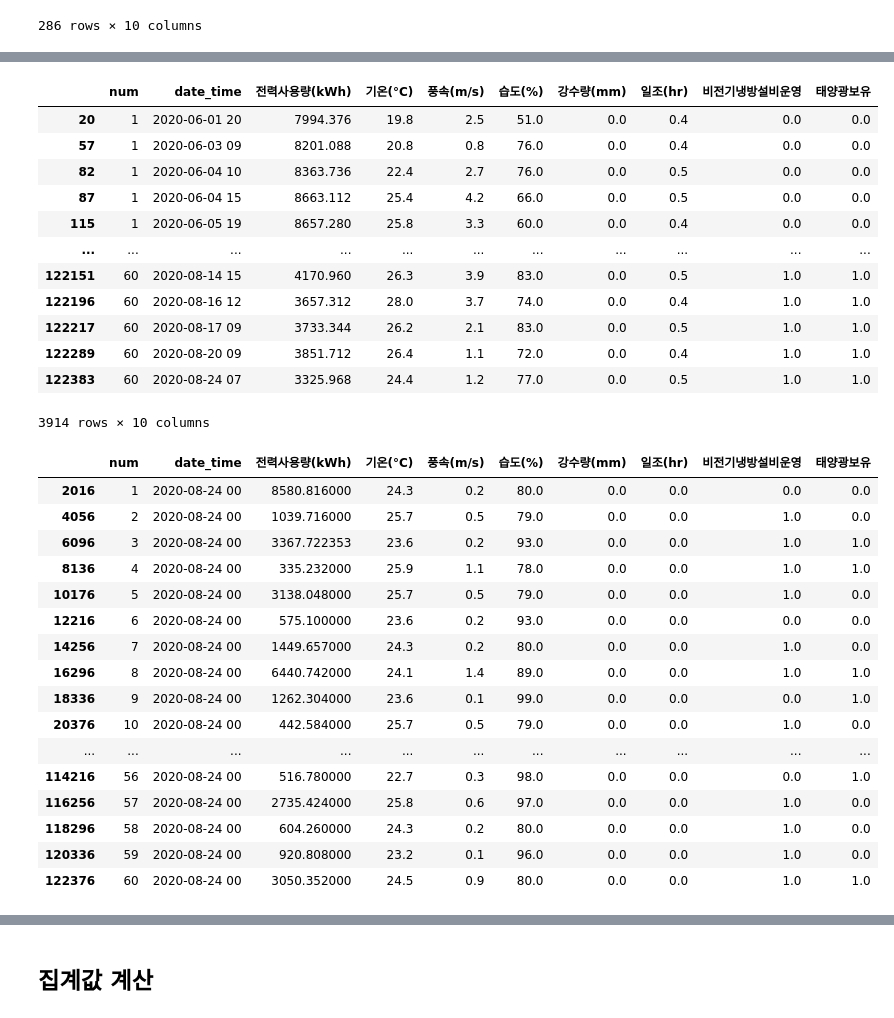
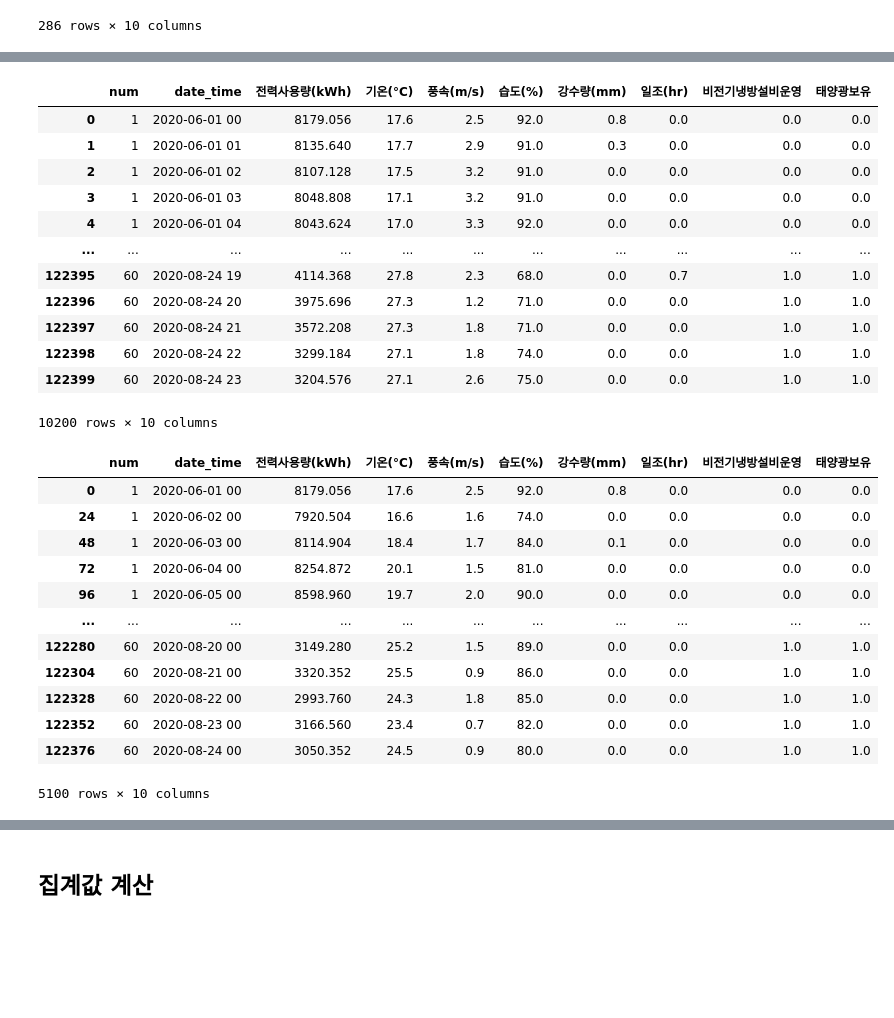
Before and after one commit to overgroove/samsung_ML, a Jupyter notebook: 03_package_pandas.ipynb, the cells around one changed output, grey strips where cells are left out. Saved outputs shown, nothing was run; the diff lists cells and outputs as text; code cells hidden in the pictures; blank space fills up the shorter version.

```diff
--- a/03_package_pandas.ipynb
+++ b/03_package_pandas.ipynb
@@ -468,39 +522,38 @@ date_time ['2020-06-01 00' '2020-06-01 01' '2020-06-01 02' ... '2020-08-24 21'
 # %%
 # 조건식이 아닌 특정 값 기준으로 데이터를 찾을 때
 # 필터링 샘플링 하실 때 조건식보다 조금 더 편하실 수 있음
+df.loc[df['num'].isin([1, 5, 7, 9, 60])]
+# 데이터의 값을 정확하게 알고 있을 때 조건에 따른 데이터 선별보다 편한 방식
 # %% [output]
 |  | num | date_time | 전력사용량(kWh) | 기온(°C) | 풍속(m/s) | 습도(%) | 강수량(mm) | 일조(hr) | 비전기냉방설비운영 | 태양광보유 |
-| 20 | 1 | 2020-06-01 20 | 7994.376 | 19.8 | 2.5 | 51.0 | 0.0 | 0.4 | 0.0 | 0.0 |
-| 57 | 1 | 2020-06-03 09 | 8201.088 | 20.8 | 0.8 | 76.0 | 0.0 | 0.4 | 0.0 | 0.0 |
-| 82 | 1 | 2020-06-04 10 | 8363.736 | 22.4 | 2.7 | 76.0 | 0.0 | 0.5 | 0.0 | 0.0 |
-| 87 | 1 | 2020-06-04 15 | 8663.112 | 25.4 | 4.2 | 66.0 | 0.0 | 0.5 | 0.0 | 0.0 |
-| 115 | 1 | 2020-06-05 19 | 8657.280 | 25.8 | 3.3 | 60.0 | 0.0 | 0.4 | 0.0 | 0.0 |
+| 0 | 1 | 2020-06-01 00 | 8179.056 | 17.6 | 2.5 | 92.0 | 0.8 | 0.0 | 0.0 | 0.0 |
+| 1 | 1 | 2020-06-01 01 | 8135.640 | 17.7 | 2.9 | 91.0 | 0.3 | 0.0 | 0.0 | 0.0 |
+| 2 | 1 | 2020-06-01 02 | 8107.128 | 17.5 | 3.2 | 91.0 | 0.0 | 0.0 | 0.0 | 0.0 |
+| 3 | 1 | 2020-06-01 03 | 8048.808 | 17.1 | 3.2 | 91.0 | 0.0 | 0.0 | 0.0 | 0.0 |
+| 4 | 1 | 2020-06-01 04 | 8043.624 | 17.0 | 3.3 | 92.0 | 0.0 | 0.0 | 0.0 | 0.0 |
 | ... | ... | ... | ... | ... | ... | ... | ... | ... | ... | ... |
-| 122151 | 60 | 2020-08-14 15 | 4170.960 | 26.3 | 3.9 | 83.0 | 0.0 | 0.5 | 1.0 | 1.0 |
-| 122196 | 60 | 2020-08-16 12 | 3657.312 | 28.0 | 3.7 | 74.0 | 0.0 | 0.4 | 1.0 | 1.0 |
-| 122217 | 60 | 2020-08-17 09 | 3733.344 | 26.2 | 2.1 | 83.0 | 0.0 | 0.5 | 1.0 | 1.0 |
-| 122289 | 60 | 2020-08-20 09 | 3851.712 | 26.4 | 1.1 | 72.0 | 0.0 | 0.4 | 1.0 | 1.0 |
-| 122383 | 60 | 2020-08-24 07 | 3325.968 | 24.4 | 1.2 | 77.0 | 0.0 | 0.5 | 1.0 | 1.0 |
+| 122395 | 60 | 2020-08-24 19 | 4114.368 | 27.8 | 2.3 | 68.0 | 0.0 | 0.7 | 1.0 | 1.0 |
+| 122396 | 60 | 2020-08-24 20 | 3975.696 | 27.3 | 1.2 | 71.0 | 0.0 | 0.0 | 1.0 | 1.0 |
+| 122397 | 60 | 2020-08-24 21 | 3572.208 | 27.3 | 1.8 | 71.0 | 0.0 | 0.0 | 1.0 | 1.0 |
+| 122398 | 60 | 2020-08-24 22 | 3299.184 | 27.1 | 1.8 | 74.0 | 0.0 | 0.0 | 1.0 | 1.0 |
+| 122399 | 60 | 2020-08-24 23 | 3204.576 | 27.1 | 2.6 | 75.0 | 0.0 | 0.0 | 1.0 | 1.0 |
-3914 rows × 10 columns
+10200 rows × 10 columns
 # %%
 # contains로 전달하는 문자열이 포함되면 True
+df.loc[df['date_time'].str.contains(' 00')]
 # %% [output]
 |  | num | date_time | 전력사용량(kWh) | 기온(°C) | 풍속(m/s) | 습도(%) | 강수량(mm) | 일조(hr) | 비전기냉방설비운영 | 태양광보유 |
-| 2016 | 1 | 2020-08-24 00 | 8580.816000 | 24.3 | 0.2 | 80.0 | 0.0 | 0.0 | 0.0 | 0.0 |
-| 4056 | 2 | 2020-08-24 00 | 1039.716000 | 25.7 | 0.5 | 79.0 | 0.0 | 0.0 | 1.0 | 0.0 |
-| 6096 | 3 | 2020-08-24 00 | 3367.722353 | 23.6 | 0.2 | 93.0 | 0.0 | 0.0 | 1.0 | 1.0 |
-| 8136 | 4 | 2020-08-24 00 | 335.232000 | 25.9 | 1.1 | 78.0 | 0.0 | 0.0 | 1.0 | 1.0 |
-| 10176 | 5 | 2020-08-24 00 | 3138.048000 | 25.7 | 0.5 | 79.0 | 0.0 | 0.0 | 1.0 | 0.0 |
-| 12216 | 6 | 2020-08-24 00 | 575.100000 | 23.6 | 0.2 | 93.0 | 0.0 | 0.0 | 0.0 | 0.0 |
-| 14256 | 7 | 2020-08-24 00 | 1449.657000 | 24.3 | 0.2 | 80.0 | 0.0 | 0.0 | 1.0 | 0.0 |
-| 16296 | 8 | 2020-08-24 00 | 6440.742000 | 24.1 | 1.4 | 89.0 | 0.0 | 0.0 | 1.0 | 1.0 |
-| 18336 | 9 | 2020-08-24 00 | 1262.304000 | 23.6 | 0.1 | 99.0 | 0.0 | 0.0 | 0.0 | 1.0 |
-| 20376 | 10 | 2020-08-24 00 | 442.584000 | 25.7 | 0.5 | 79.0 | 0.0 | 0.0 | 1.0 | 0.0 |
+| 0 | 1 | 2020-06-01 00 | 8179.056 | 17.6 | 2.5 | 92.0 | 0.8 | 0.0 | 0.0 | 0.0 |
+| 24 | 1 | 2020-06-02 00 | 7920.504 | 16.6 | 1.6 | 74.0 | 0.0 | 0.0 | 0.0 | 0.0 |
+| 48 | 1 | 2020-06-03 00 | 8114.904 | 18.4 | 1.7 | 84.0 | 0.1 | 0.0 | 0.0 | 0.0 |
+| 72 | 1 | 2020-06-04 00 | 8254.872 | 20.1 | 1.5 | 81.0 | 0.0 | 0.0 | 0.0 | 0.0 |
+| 96 | 1 | 2020-06-05 00 | 8598.960 | 19.7 | 2.0 | 90.0 | 0.0 | 0.0 | 0.0 | 0.0 |
 | ... | ... | ... | ... | ... | ... | ... | ... | ... | ... | ... |
-| 114216 | 56 | 2020-08-24 00 | 516.780000 | 22.7 | 0.3 | 98.0 | 0.0 | 0.0 | 0.0 | 1.0 |
-| 116256 | 57 | 2020-08-24 00 | 2735.424000 | 25.8 | 0.6 | 97.0 | 0.0 | 0.0 | 1.0 | 0.0 |
-| 118296 | 58 | 2020-08-24 00 | 604.260000 | 24.3 | 0.2 | 80.0 | 0.0 | 0.0 | 1.0 | 0.0 |
-| 120336 | 59 | 2020-08-24 00 | 920.808000 | 23.2 | 0.1 | 96.0 | 0.0 | 0.0 | 1.0 | 0.0 |
-| 122376 | 60 | 2020-08-24 00 | 3050.352000 | 24.5 | 0.9 | 80.0 | 0.0 | 0.0 | 1.0 | 1.0 |
+| 122280 | 60 | 2020-08-20 00 | 3149.280 | 25.2 | 1.5 | 89.0 | 0.0 | 0.0 | 1.0 | 1.0 |
+| 122304 | 60 | 2020-08-21 00 | 3320.352 | 25.5 | 0.9 | 86.0 | 0.0 | 0.0 | 1.0 | 1.0 |
+| 122328 | 60 | 2020-08-22 00 | 2993.760 | 24.3 | 1.8 | 85.0 | 0.0 | 0.0 | 1.0 | 1.0 |
+| 122352 | 60 | 2020-08-23 00 | 3166.560 | 23.4 | 0.7 | 82.0 | 0.0 | 0.0 | 1.0 | 1.0 |
+| 122376 | 60 | 2020-08-24 00 | 3050.352 | 24.5 | 0.9 | 80.0 | 0.0 | 0.0 | 1.0 | 1.0 |
+5100 rows × 10 columns
 # %%
 # 랜덤한 샘플의 수 혹은 비율에 따른 선별 방법
```
Also changed, not shown: parts of 92 cells of this notebook, 1 other file.
